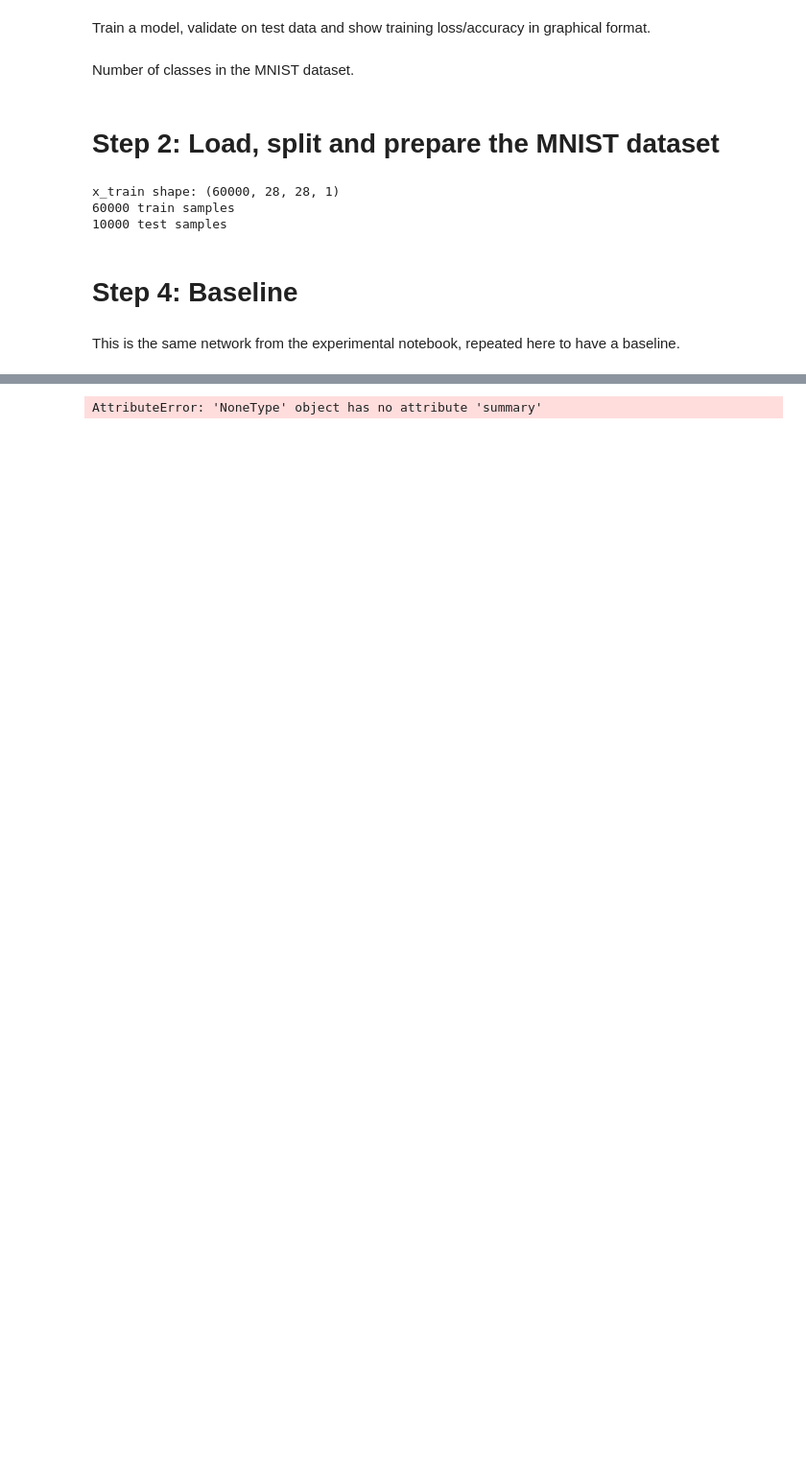
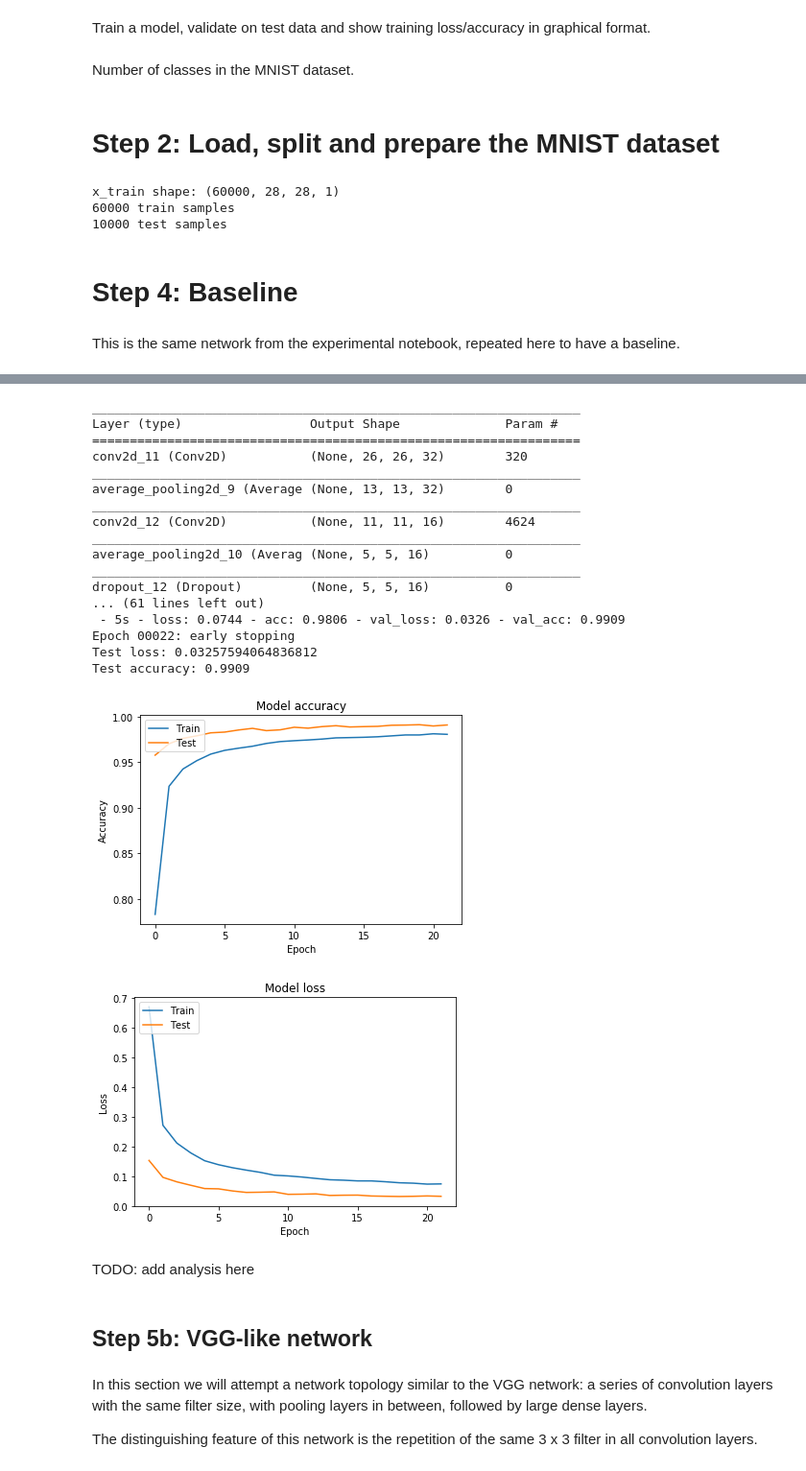
Before and after one commit to fau-masters-collected-works-cgarbin/cap6618-computer-vision, a Jupyter notebook: module5/CAP6618_PP3_final_cgarbin.ipynb, the cells around one changed output, grey strips where cells are left out. Shown at 96% size. Drawn from its saved outputs; the diff is of its cells as text; code cells hidden in the pictures; blank space fills up the shorter version.

```diff
--- a/module5/CAP6618_PP3_final_cgarbin.ipynb
+++ b/module5/CAP6618_PP3_final_cgarbin.ipynb
@@ -312,6 +338,38 @@ It is not longer overfitting. Before we give up on it, since it is not overfitti
+# %%
+from keras.callbacks import EarlyStopping
+
+callbacks = [EarlyStopping(monitor='val_loss', patience=3, verbose=2)]
+# Keras 2.2.3 has a new parameter: restore_best_weights. It would improve results a bit.
+# FAU HPC is running Keras 2.1.x
 # %%
-model = get_lenet_like_model()
+model = get_lenet_like_model_with_dropout()
 model.summary()
-train_validate_analyze(model, batch_size=128, epochs=50, verbose=0) # save some screen space with verbose=0
+train_validate_analyze(model, batch_size=128, epochs=100, verbose=2,callbacks=callbacks)
 # %% [output]
-AttributeError: 'NoneType' object has no attribute 'summary'
+_________________________________________________________________
+Layer (type)                 Output Shape              Param #
+=================================================================
+conv2d_11 (Conv2D)           (None, 26, 26, 32)        320
+_________________________________________________________________
+average_pooling2d_9 (Average (None, 13, 13, 32)        0
+_________________________________________________________________
+conv2d_12 (Conv2D)           (None, 11, 11, 16)        4624
+_________________________________________________________________
+average_pooling2d_10 (Averag (None, 5, 5, 16)          0
+_________________________________________________________________
+dropout_12 (Dropout)         (None, 5, 5, 16)          0
+... (61 lines left out)
+ - 5s - loss: 0.0744 - acc: 0.9806 - val_loss: 0.0326 - val_acc: 0.9909
+Epoch 00022: early stopping
+Test loss: 0.03257594064836812
+Test accuracy: 0.9909
+[figure, added]
+[figure, added]
+# %% [markdown]
+TODO: add analysis here
+# %% [markdown]
+## Step 5b: VGG-like network
+# %% [markdown]
+In this section we will attempt a network topology similar to the VGG network: a series of convolution layers with the same filter size, with pooling layers in between, followed by large dense layers.
+
+The distinguishing feature of this network is the repetition of the same 3 x 3 filter in all convolution layers.
```
Also changed, not shown: parts of 22 cells of this notebook.
